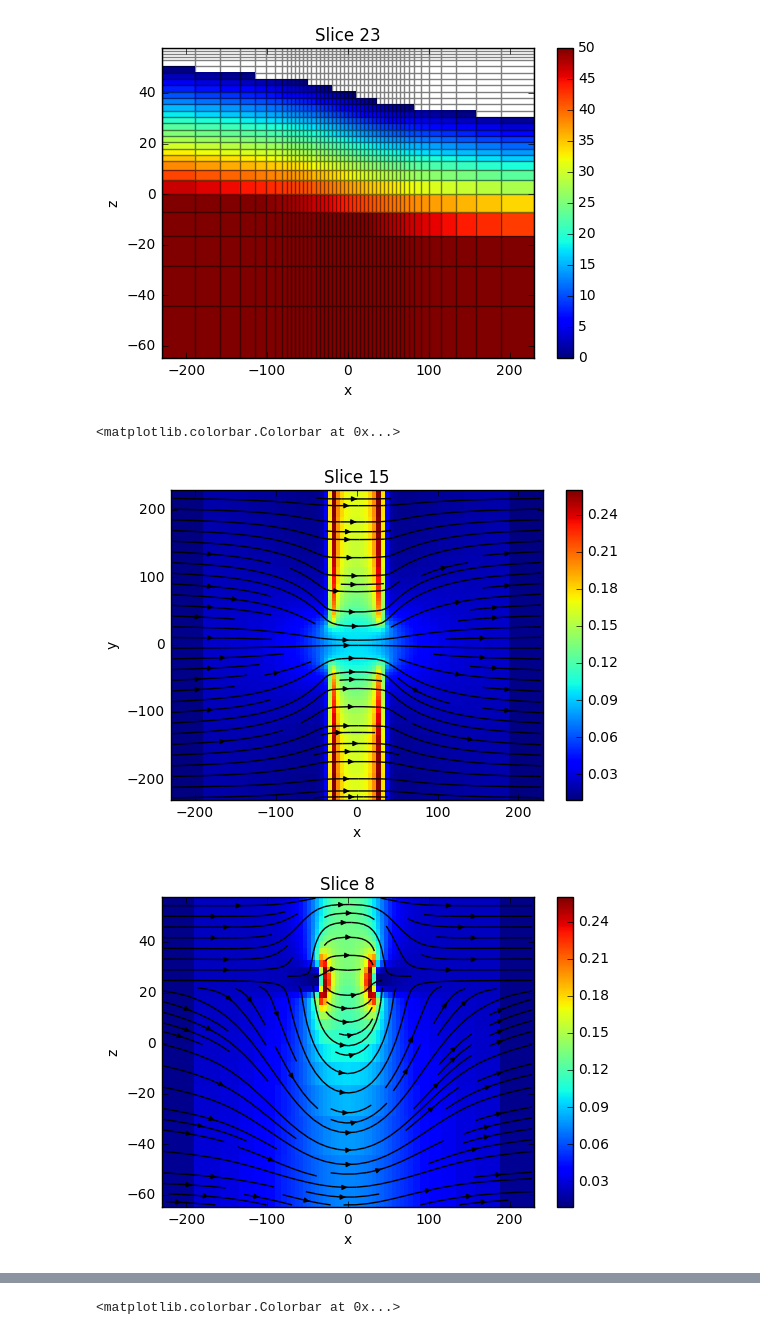
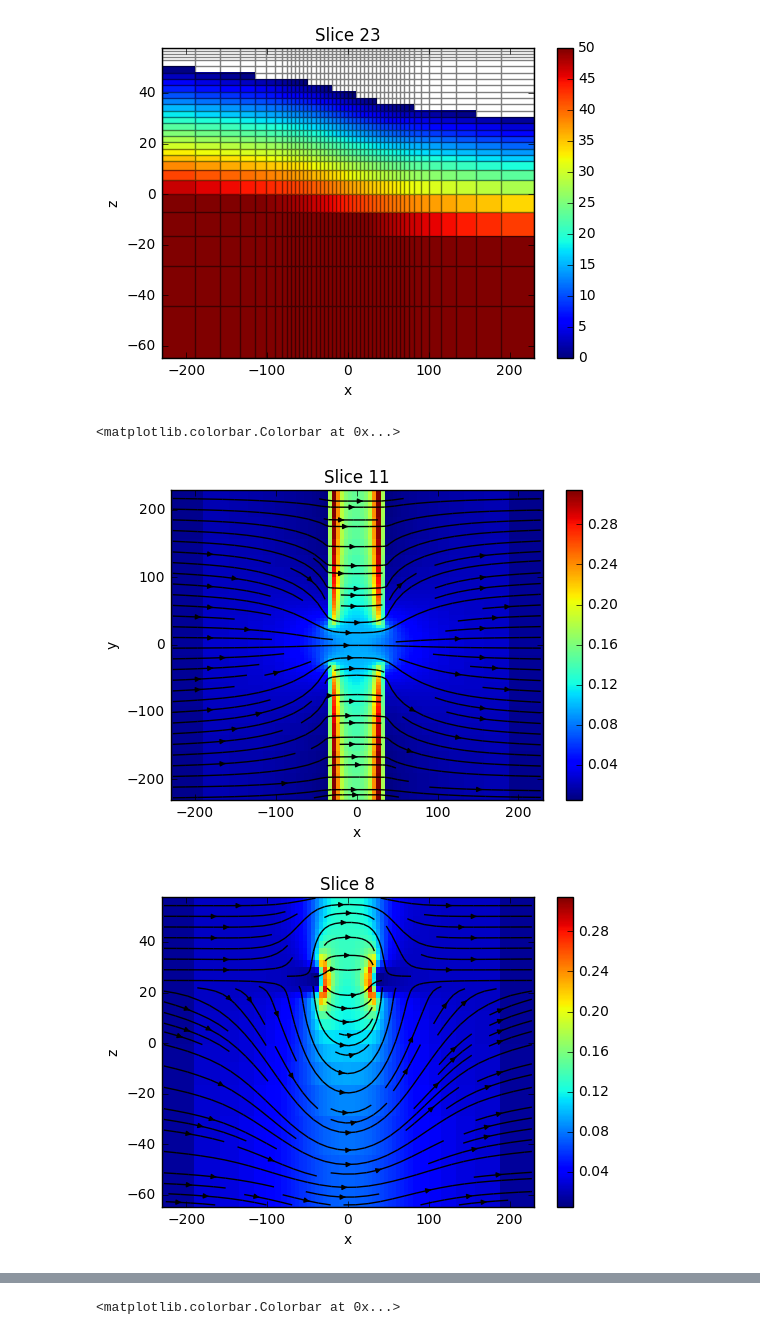
Before and after one commit to sgkang/DamGeophysics, a Jupyter notebook: notebook/Darcy_CurrentDensity.ipynb, the cells around one changed output, grey strips where cells are left out. Drawn from its saved outputs; the diff is of its cells as text; code cells hidden in the pictures.

```diff
--- a/notebook/Darcy_CurrentDensity.ipynb
+++ b/notebook/Darcy_CurrentDensity.ipynb
@@ -71,14 +75,14 @@ plt.colorbar(out[0])
 <matplotlib.colorbar.Colorbar at 0x...>
 [figure]
 # %%
-out = mesh.plotSlice(gradh, grid=False, normal="Z", view="vec", vType="F", ind=15)
+out = mesh.plotSlice(gradh, grid=False, normal="Z", view="vec", vType="F", ind=11)
 plt.colorbar(out[0])
 out = mesh.plotSlice(gradh, grid=False, normal="Y", view="vec", vType="F", clim=out[0].get_clim(), ind =8)
 plt.colorbar(out[0])
 # %% [output]
 <matplotlib.colorbar.Colorbar at 0x...>
-[figure, old version]
+[figure, new version]
-[figure, old version]
+[figure, new version]
 # %%
 fxm, fxp, fym, fyp, fzm, fzp = mesh.faceBoundaryInd
 find = np.r_[fxm+fxp, fym+fyp, fzm+fzp]
```
Also changed, not shown: parts of 3 cells of this notebook, 2 other files.
